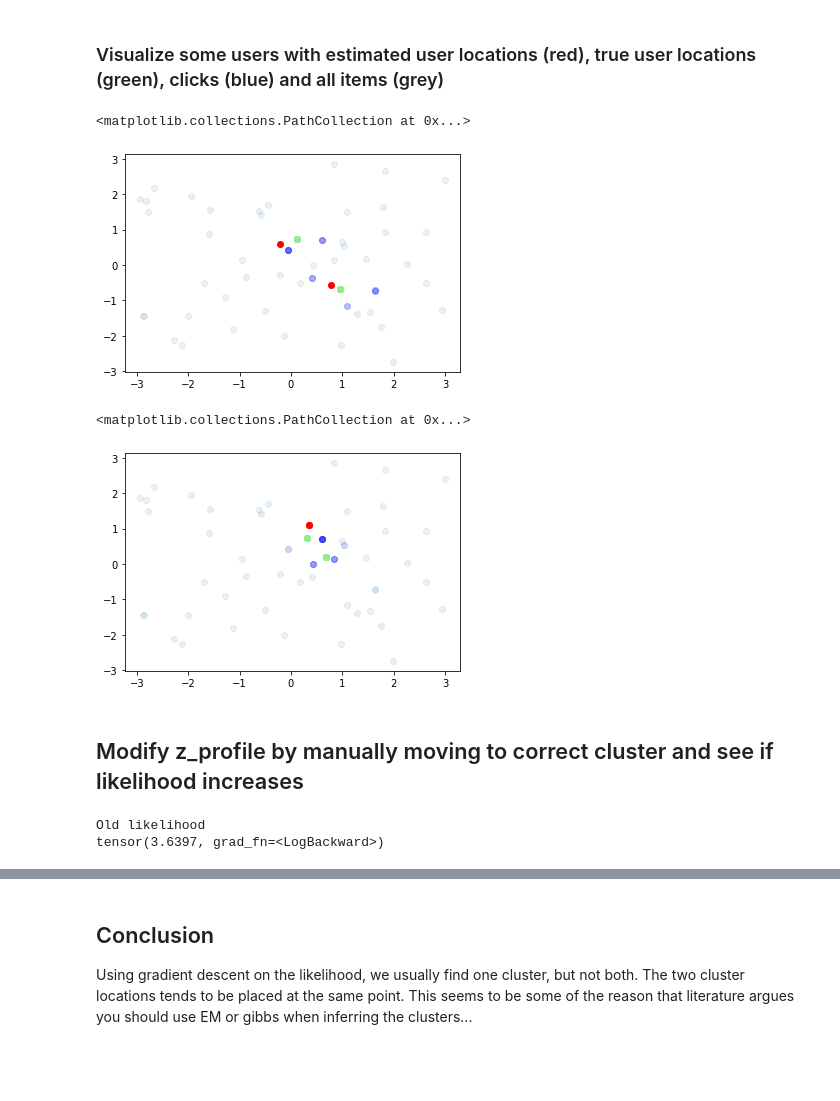
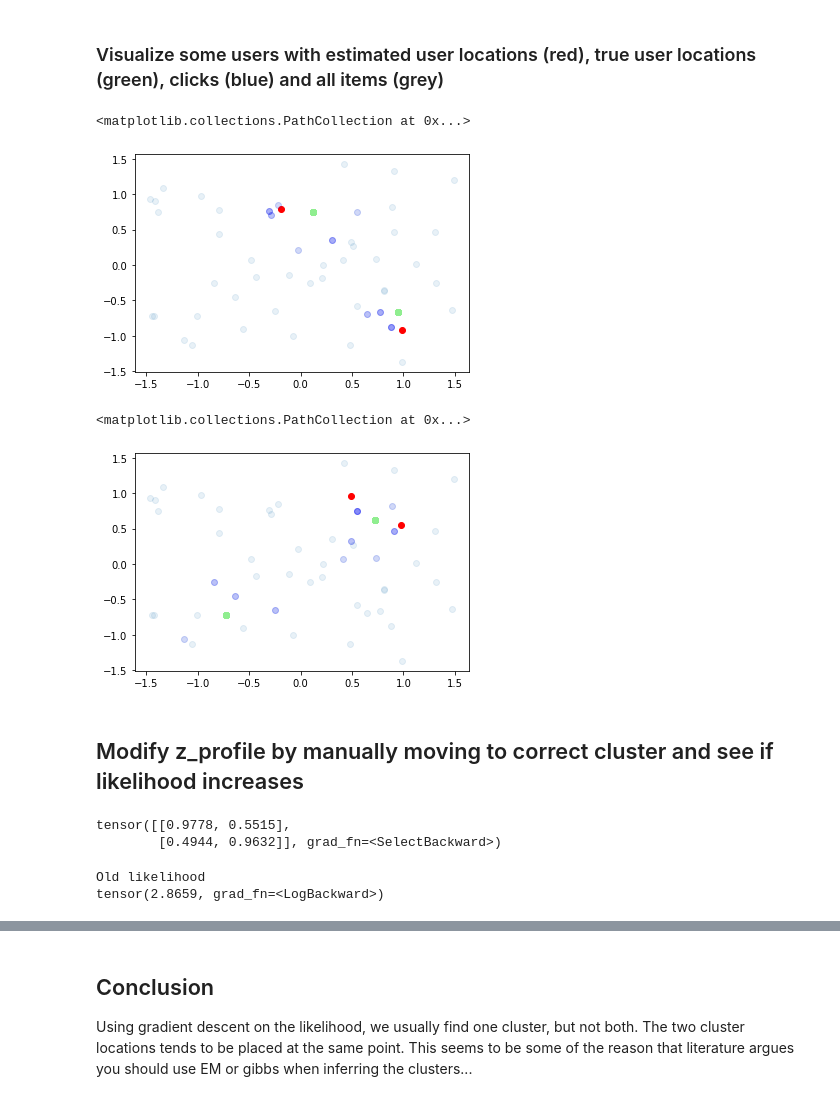
Before and after one commit to simeneide/phd-notes, a Jupyter notebook: general_notes/dirichlet/finite-mixture.ipynb, the cells around one changed output, grey strips where cells are left out. Saved outputs shown, nothing was run; the diff lists cells and outputs as text; code cells hidden in the pictures; blank space fills up the shorter version.

```diff
--- a/general_notes/dirichlet/finite-mixture.ipynb
+++ b/general_notes/dirichlet/finite-mixture.ipynb
@@ -18,7 +19,9 @@ max_epochs= 5000
 
 # Sample items
 torch.manual_seed(1)
-V = dist.Uniform(-3,3).sample((I,d))
+# Sample items in a slightly larger area than the user preferences.
+# Otherwise the converged solution seem to place user preferences far away from all items
+V = dist.Uniform(-1.5,1.5).sample((I,d))
 
 # Sample user profiles
 Z_profile = dist.Uniform(-1,1).sample((U,K,d))
@@ -36,7 +39,7 @@ for n in range(N):
 torch.Size([5, 20])
 # %%
 d = (Z.unsqueeze(-2) - V.unsqueeze(0).unsqueeze(0))**2
-scores = -d.sum(-1)*10
+scores = -d.sum(-1)*7
 clicks = dist.Categorical(logits = scores).sample()
 # %%
 clicks
@@ -92,7 +95,7 @@ class MixtureRec(pl.LightningModule):
     def loglik(self, click):
         # [user, interaction, item, cluster, dim]
         d = (self.Z_profile.unsqueeze(1).unsqueeze(1) - self.V.unsqueeze(0).unsqueeze(0).unsqueeze(-2))**2
-        scores = (-d.sum(-1))*10
+        scores = (-d.sum(-1))*7
         exp = self.group_logit.exp()
         mix_probs = (exp/exp.sum(-1).unsqueeze(-1))
         likprob = 0
@@ -160,23 +163,28 @@ plt.scatter(Z_profile_hat[u][:,0], Z_profile_hat[u][:,1], color="red")
 plt.scatter(V_hat[clicks][u][:,0], V_hat[clicks][u][:,1], alpha=0.1, color="blue")
 # %% [output]
 <matplotlib.collections.PathCollection at 0x...>
-[figure, old version]
+[figure, new version]
 # %%
-u = 2
+u = 4
 Z_profile_hat = mix_model.Z_profile.detach()
 plt.scatter(V[:,0],V[:,1], alpha=0.1)
 plt.scatter(Z[u][:,0], Z[u][:,1],color="lightgreen")
 plt.scatter(Z_profile_hat[u][:,0], Z_profile_hat[u][:,1], color="red")
 plt.scatter(V[clicks][u][:,0], V[clicks][u][:,1], alpha=0.1, color="blue")
 # %% [output]
 <matplotlib.collections.PathCollection at 0x...>
-[figure, old version]
+[figure, new version]
 # %% [markdown]
 ## Modify z_profile by manually moving to correct cluster and see if likelihood increases
+# %%
+mix_model.Z_profile[4,]
+# %% [output]
+tensor([[0.9778, 0.5515],
+        [0.4944, 0.9632]], grad_fn=<SelectBackward>)
 # %%
 print("Old likelihood")
 print(mix_model.loglik(clicks))
 # %% [output]
 Old likelihood
-tensor(3.6397, grad_fn=<LogBackward>)
+tensor(2.8659, grad_fn=<LogBackward>)
 # %%
```
Also changed, not shown: parts of 11 cells of this notebook.
